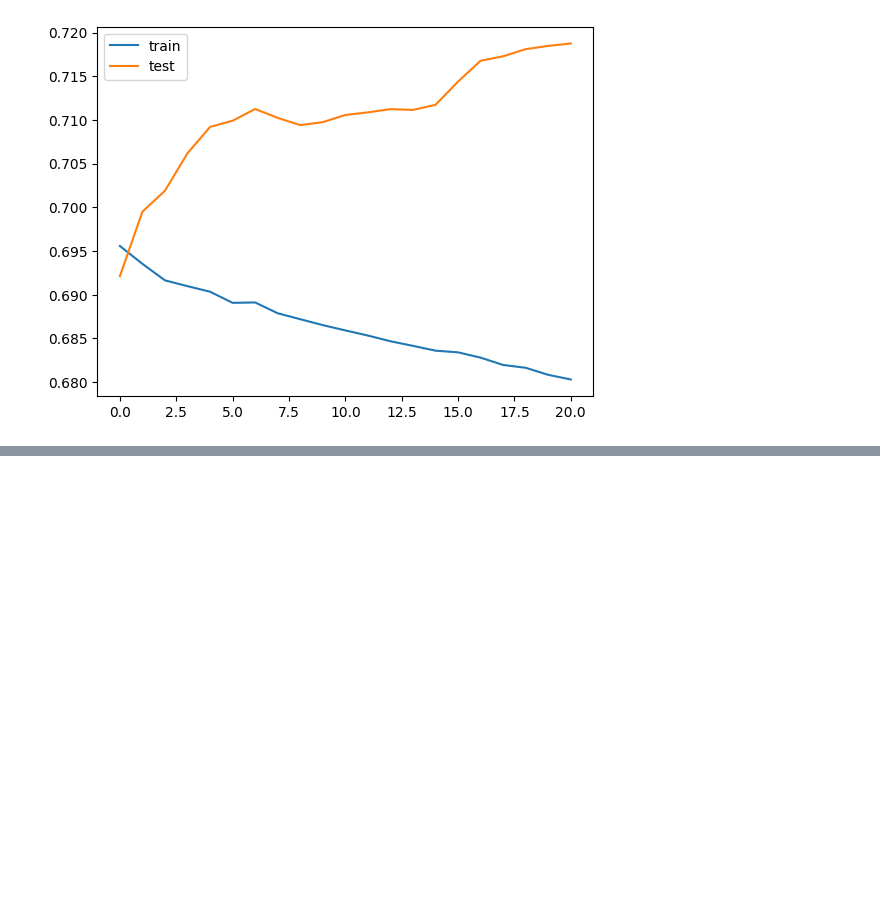
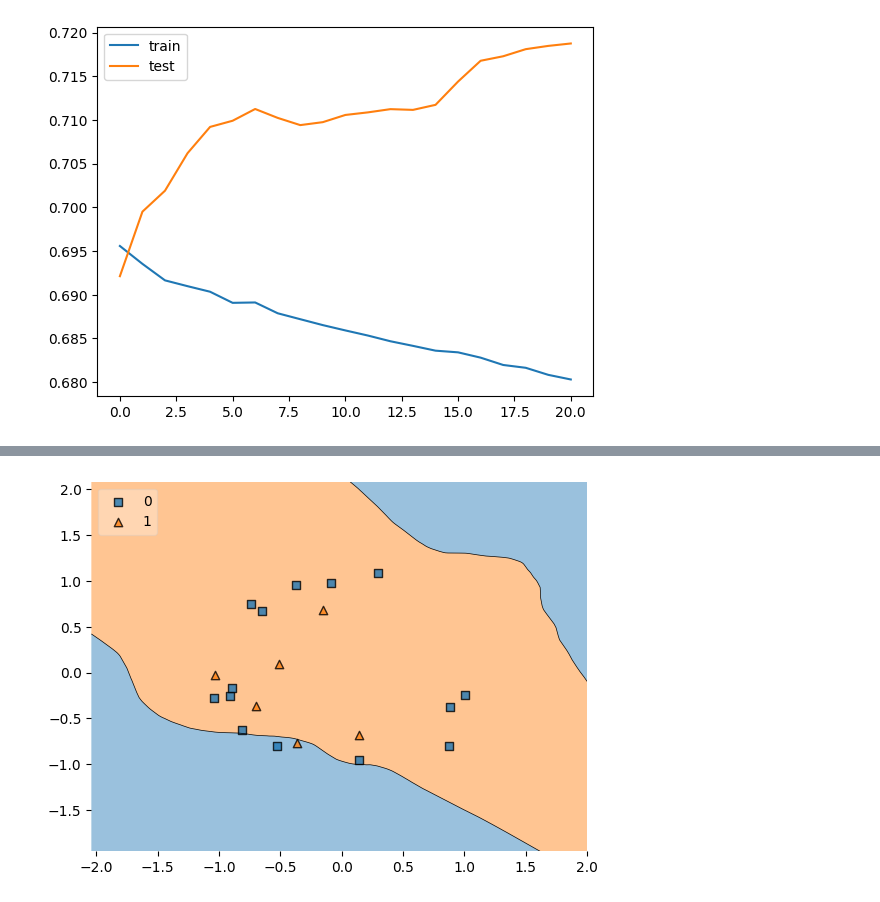
Before and after one commit to Aaaaddddyyyyyyyy/Deep-Learning, a Jupyter notebook: Early_stopping.ipynb, the cells around one changed output, grey strips where cells are left out. Drawn from its saved outputs; the diff is of its cells as text; code cells hidden in the pictures; blank space fills up the shorter version.

```diff
--- a/Early_stopping.ipynb
+++ b/Early_stopping.ipynb
@@ -86,3 +86,7 @@ plt.show
 # %% [output]
 <function matplotlib.pyplot.show(close=None, block=None)>
 [figure]
+# %%
+plot_decision_regions(X_test,y_test.ravel(),clf=model,legend=2)
+plt.show()
+# %% [output]
@@ -88,0 +94 @@ plt.show
+[figure, added]
```
Also changed, not shown: parts of 1 cell of this notebook.
